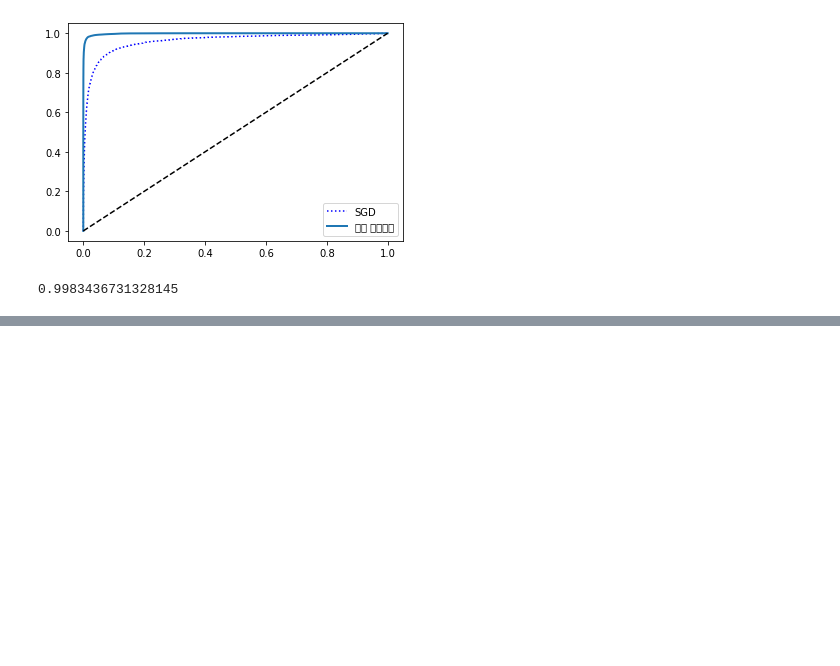
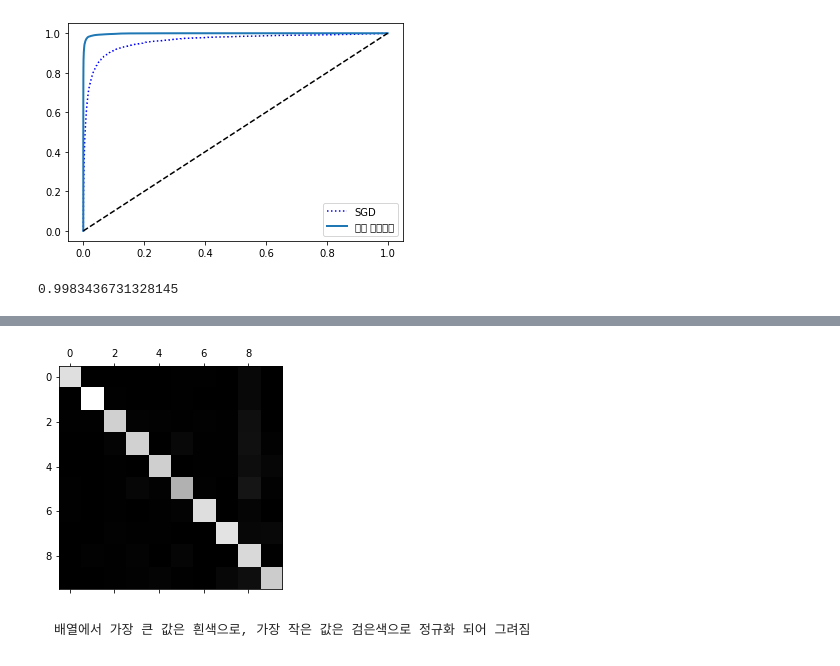
Before and after one commit to js-june-moon/practice, a Jupyter notebook: HandsOnML.ipynb, the cells around one changed output, grey strips where cells are left out. Drawn from its saved outputs; the diff is of its cells as text; code cells hidden in the pictures; blank space fills up the shorter version.

```diff
--- a/HandsOnML.ipynb
+++ b/HandsOnML.ipynb
@@ -1383,0 +1422,8 @@ roc_auc_score(y_train_5, y_scores_forest)
+# %%
+# SVC 기반으로 OvR 전략을 사용하는 다중 분류기
+
+from sklearn.multiclass import OneVsRestClassifier
+
+ovr_clf = OneVsRestClassifier(SVC())
+ovr_clf.fit(X_train, y_train)
+ovr_clf.predict([some_digit])
@@ -1383,0 +1436,5 @@ roc_auc_score(y_train_5, y_scores_forest)
+# %%
+# SGDClassifier(또는 RandomForestClassifier) 훈련
+
+sgd_clf.fit(X_train, y_train)
+sgd_clf.predict([some_digit])
@@ -1383,0 +1458,8 @@ roc_auc_score(y_train_5, y_scores_forest)
+# %%
+# 입력 스케일 조정으로 정확도 높이기
+
+from sklearn.preprocessing import StandardScaler
+
+scaler = StandardScaler()
+X_train_scaled = scaler.fit_transform(X_train.astype(np.float64))
+cross_val_score(sgd_clf, X_train_scaled, y_train, cv=3, scoring="accuracy")
@@ -1383,0 +1473,7 @@ roc_auc_score(y_train_5, y_scores_forest)
+# %%
+# 먼저 오차 행렬
+# cross_val_predict() 함수를 사용해 예측을 만들고 이전처럼 confusion_matrix() 함수 호출
+
+y_train_pred = cross_val_predict(sgd_clf, X_train_scaled, y_train, cv=3)
+conf_mx = confusion_matrix(y_train, y_train_pred)
+conf_mx
@@ -1383,0 +1491,7 @@ roc_auc_score(y_train_5, y_scores_forest)
+# %%
+plt.matshow(conf_mx, cmap=plt.cm.gray)
+plt.show()
+# %% [output]
+[figure, added]
+# %% [markdown]
+    배열에서 가장 큰 값은 흰색으로, 가장 작은 값은 검은색으로 정규화 되어 그려짐
```
Also changed, not shown: parts of 39 cells of this notebook.
